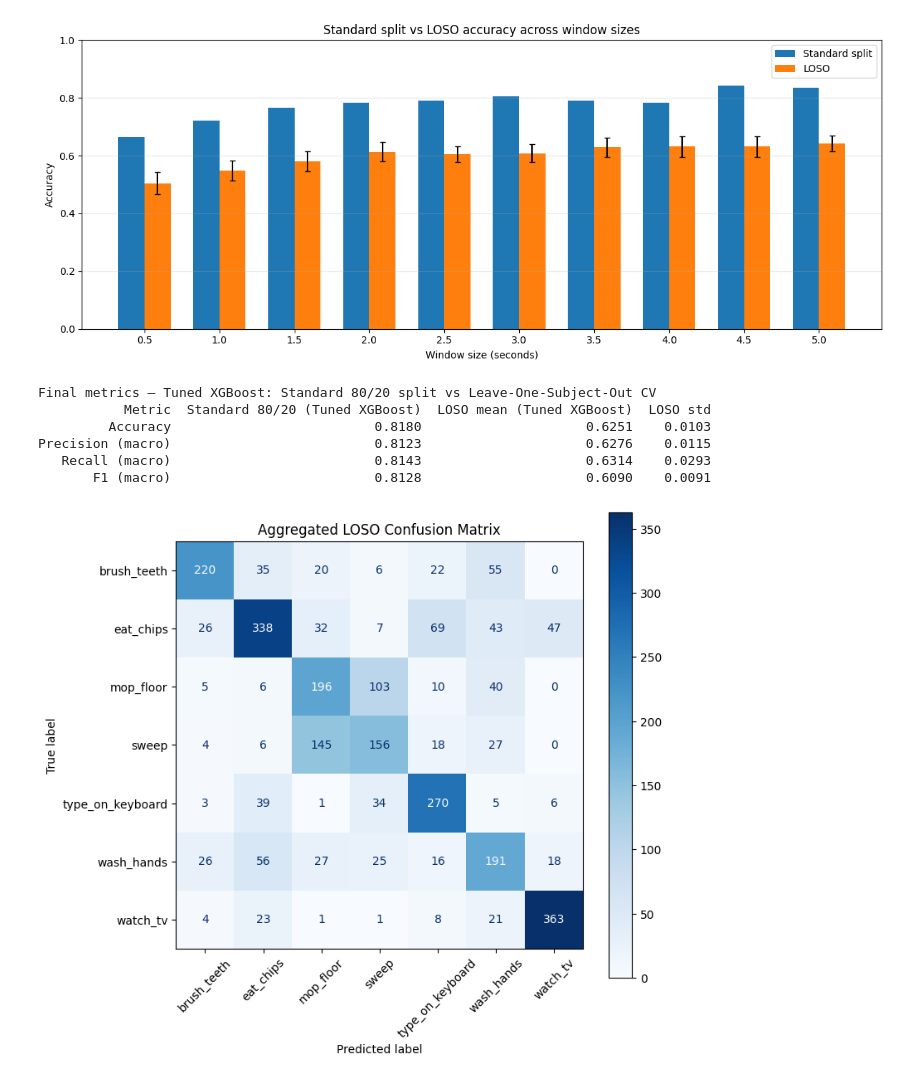
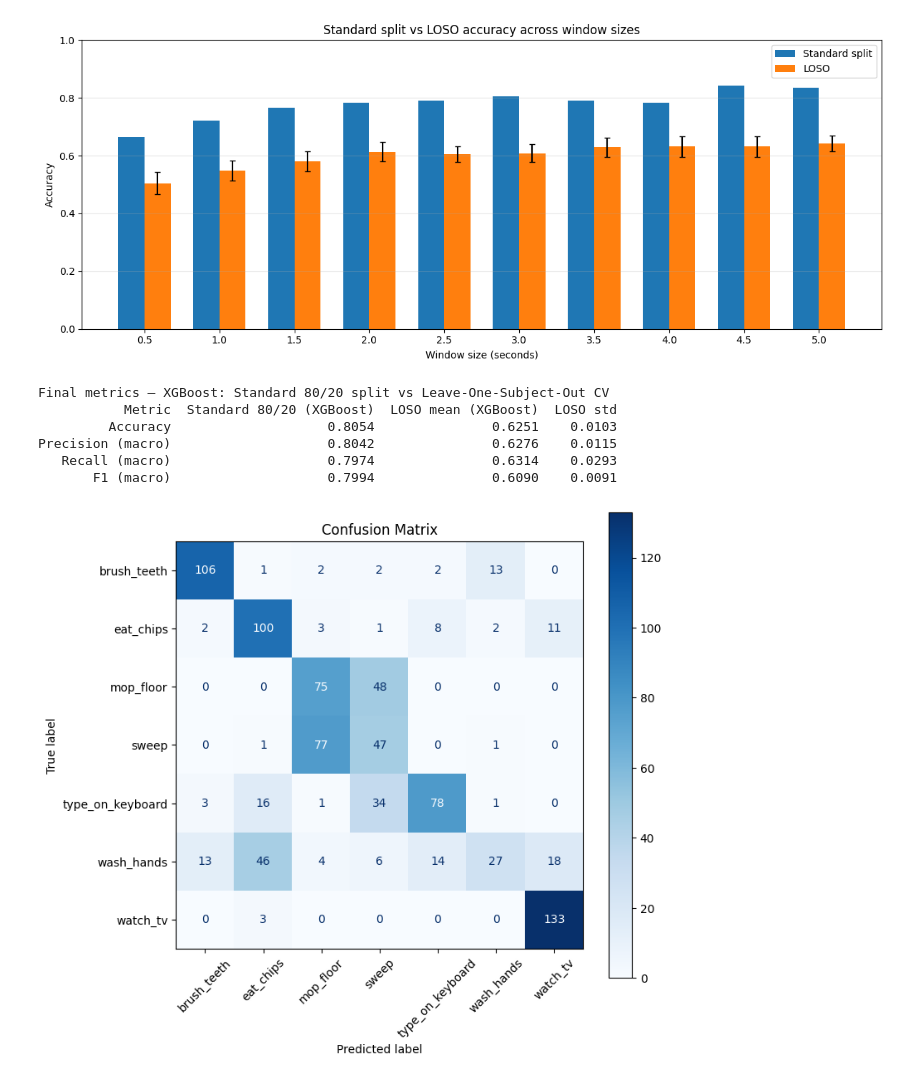
Before and after one commit to jaye311/CS156-Intro-To-AI-Project, a Jupyter notebook: main.ipynb, the cells around one changed output. Saved outputs shown, nothing was run; the diff lists cells and outputs as text; code cells hidden in the pictures.

```diff
--- a/main.ipynb
+++ b/main.ipynb
@@ -1362,13 +1301,13 @@ plt.show()
 # %%
 final_metrics = pd.DataFrame({
     "Metric": ["Accuracy", "Precision (macro)", "Recall (macro)", "F1 (macro)"],
-    "Standard 80/20 (Tuned XGBoost)": [
-        accuracy,
-        precision,
-        recall,
-        f1,
+    "Standard 80/20 (XGBoost)": [
+        results_df.loc["XGBoost", "Accuracy"],
+        results_df.loc["XGBoost", "Precision"],
+        results_df.loc["XGBoost", "Recall"],
+        results_df.loc["XGBoost", "F1"],
     ],
-    "LOSO mean (Tuned XGBoost)": [
+    "LOSO mean (XGBoost)": [
         df_cv["accuracy"].mean(),
         df_cv["precision"].mean(),
         df_cv["recall"].mean(),
@@ -1382,53 +1321,33 @@ final_metrics = pd.DataFrame({
     ],
 }).round(4)
 
-print("Final metrics — Tuned XGBoost: Standard 80/20 split vs Leave-One-Subject-Out CV")
+print("Final metrics — XGBoost: Standard 80/20 split vs Leave-One-Subject-Out CV")
 print(final_metrics.to_string(index=False))
 # %% [output]
-Final metrics — Tuned XGBoost: Standard 80/20 split vs Leave-One-Subject-Out CV
-           Metric  Standard 80/20 (Tuned XGBoost)  LOSO mean (Tuned XGBoost)  LOSO std
-         Accuracy                          0.8180                     0.6251    0.0103
-Precision (macro)                          0.8123                     0.6276    0.0115
-   Recall (macro)                          0.8143                     0.6314    0.0293
-       F1 (macro)                          0.8128                     0.6090    0.0091
+Final metrics — XGBoost: Standard 80/20 split vs Leave-One-Subject-Out CV
+           Metric  Standard 80/20 (XGBoost)  LOSO mean (XGBoost)  LOSO std
+         Accuracy                    0.8054               0.6251    0.0103
+Precision (macro)                    0.8042               0.6276    0.0115
+   Recall (macro)                    0.7974               0.6314    0.0293
+       F1 (macro)                    0.7994               0.6090    0.0091
 # %%
 import numpy as np
-import matplotlib.pyplot as plt
 from sklearn.metrics import confusion_matrix, ConfusionMatrixDisplay
 
-# Aggregated LOSO confusion matrix.
-# This pools predictions from all held-out users.
+# Use activity names (decoded from LabelEncoder `le` from cell 26) as tick labels
+# instead of integer-encoded class indices. Sort labels so axes are consistent.
+labels_int = sorted(np.unique(np.concatenate([np.asarray(y_test), np.asarray(y_pred)])))
+labels_str = [le.inverse_transform([int(l)])[0] for l in labels_int]
 
-labels_int = sorted(
-    np.unique(
-        np.concatenate([
-            np.asarray(y_true_loso_all),
-            np.asarray(y_pred_loso_all)
-        ])
-    )
-)
-
-labels_str = [le.inverse_transform([int(label)])[0] for label in labels_int]
-
-cm_loso = confusion_matrix(
-    y_true_loso_all,
-    y_pred_loso_all,
-    labels=labels_int
-)
-
-disp = ConfusionMatrixDisplay(
-    confusion_matrix=cm_loso,
-    display_labels=labels_str
-)
+cm = confusion_matrix(y_test, y_pred, labels=labels_int)
+disp = ConfusionMatrixDisplay(confusion_matrix=cm, display_labels=labels_str)
 
 fig, ax = plt.subplots(figsize=(8, 7))
 disp.plot(ax=ax, xticks_rotation=45, cmap="Blues", colorbar=True)
-
-plt.title("Aggregated LOSO Confusion Matrix")
+plt.title("Confusion Matrix")
 plt.tight_layout()
-plt.savefig("confusion-loso.png", dpi=300, bbox_inches="tight")
 plt.show()
 # %% [output]
-[figure, old version]
+[figure, new version]
 # %%
 import numpy as np
```
Also changed, not shown: parts of 8 cells of this notebook.
